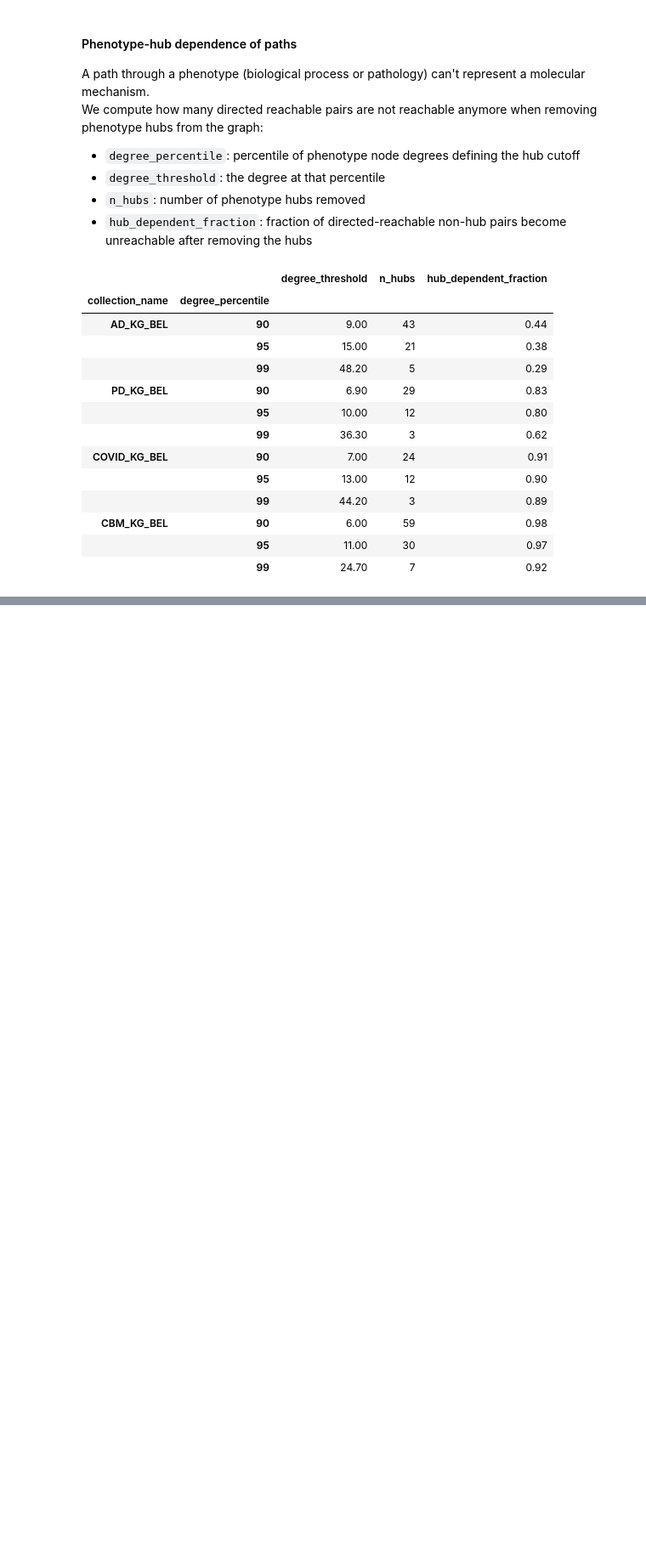
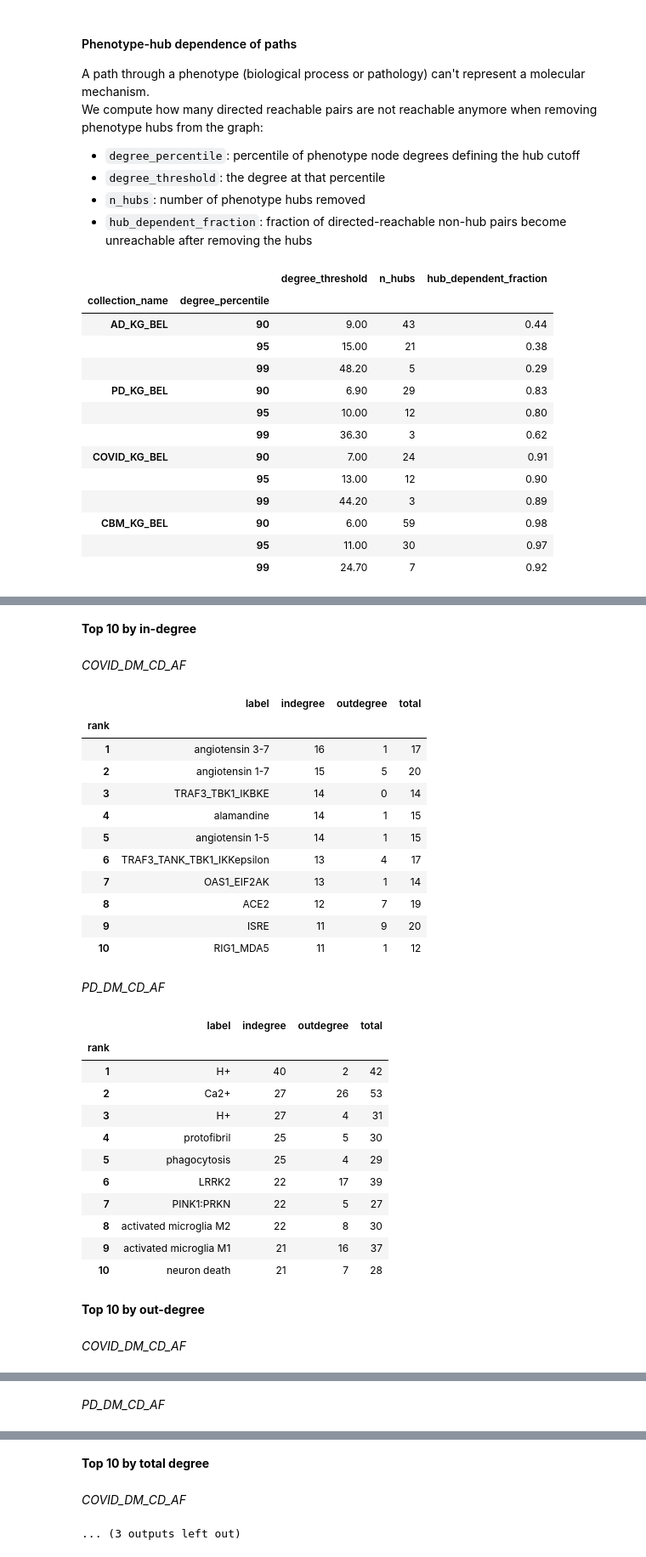
Before and after one commit to adrienrougny/commute_dm, a Jupyter notebook: scripts/main_analysis/2_05_get_collections_statistics.ipynb, the cells around one changed output, grey strips where cells are left out. Shown at 85% size. Saved outputs shown, nothing was run; the diff lists cells and outputs as text; code cells hidden in the pictures; blank space fills up the shorter version.

```diff
--- a/scripts/main_analysis/2_05_get_collections_statistics.ipynb
+++ b/scripts/main_analysis/2_05_get_collections_statistics.ipynb
@@ -1446,0 +1568,7 @@ stripe_table(hub_dependence_df.set_index(["collection_name", "degree_percentile"
+# %%
+af_projection = get_af_projection(session)
+for collection_name, graph in af_projection.items():
+    print(
+        f"{collection_name}: {graph.number_of_nodes()} nodes, "
+        f"{graph.number_of_edges()} edges"
+    )
@@ -1446,0 +1589,7 @@ stripe_table(hub_dependence_df.set_index(["collection_name", "degree_percentile"
+# %%
+af_projection = {
+    collection_name: graph.subgraph(
+        node for node in graph if graph.degree(node) > 0
+    ).copy()
+    for collection_name, graph in af_projection.items()
+}
@@ -1446,0 +1615,15 @@ stripe_table(hub_dependence_df.set_index(["collection_name", "degree_percentile"
+# %%
+from IPython.display import Markdown, display
+
+degree_df_af = get_degree_data(af_projection)
+degree_df_af["total"] = degree_df_af["indegree"] + degree_df_af["outdegree"]
+
+for degree_column, degree_label in DEGREE_TYPES:
+    display(Markdown(f"**{degree_label}**"))
+    display(
+        stripe_table(
+            get_degree_summary(
+                degree_df_af, degree_column, collections=CD_AF_COLLECTIONS
+            )
+        )
+    )
@@ -1446,0 +1650,44 @@ stripe_table(hub_dependence_df.set_index(["collection_name", "degree_percentile"
+# %%
+from IPython.display import Markdown, display
+
+for degree_column, degree_label in DEGREE_TYPES:
+    display(Markdown(f"**Top {TOP_N} by {degree_label}**"))
+    for collection_name in CD_AF_COLLECTIONS:
+        display(Markdown(f"*{collection_name}*"))
+        display(
+            stripe_table(
+                get_top_degree_nodes(
+                    degree_df_af, collection_name, degree_column, TOP_N
+                )
+            )
+        )
+# %% [output]
+**Top 10 by in-degree**
+*COVID_DM_CD_AF*
+|  | label | indegree | outdegree | total |
+| rank |  |  |  |  |
+| 1 | angiotensin 3-7 | 16 | 1 | 17 |
+| 2 | angiotensin 1-7 | 15 | 5 | 20 |
+| 3 | TRAF3_TBK1_IKBKE | 14 | 0 | 14 |
+| 4 | alamandine | 14 | 1 | 15 |
+| 5 | angiotensin 1-5 | 14 | 1 | 15 |
+| 6 | TRAF3_TANK_TBK1_IKKepsilon | 13 | 4 | 17 |
+| 7 | OAS1_EIF2AK | 13 | 1 | 14 |
+| 8 | ACE2 | 12 | 7 | 19 |
+| 9 | ISRE | 11 | 9 | 20 |
+| 10 | RIG1_MDA5 | 11 | 1 | 12 |
+*PD_DM_CD_AF*
+|  | label | indegree | outdegree | total |
+| rank |  |  |  |  |
+| 1 | H+ | 40 | 2 | 42 |
+| 2 | Ca2+ | 27 | 26 | 53 |
+| 3 | H+ | 27 | 4 | 31 |
+| 4 | protofibril | 25 | 5 | 30 |
+| 5 | phagocytosis | 25 | 4 | 29 |
+| 6 | LRRK2 | 22 | 17 | 39 |
+| 7 | PINK1:PRKN | 22 | 5 | 27 |
+| 8 | activated microglia M2 | 22 | 8 | 30 |
+| 9 | activated microglia M1 | 21 | 16 | 37 |
+| 10 | neuron death | 21 | 7 | 28 |
+**Top 10 by out-degree**
+*COVID_DM_CD_AF*
@@ -1446,0 +1706 @@ stripe_table(hub_dependence_df.set_index(["collection_name", "degree_percentile"
+*PD_DM_CD_AF*
@@ -1446,0 +1719,3 @@ stripe_table(hub_dependence_df.set_index(["collection_name", "degree_percentile"
+**Top 10 by total degree**
+*COVID_DM_CD_AF*
+... (3 outputs left out)
```
Also changed, not shown: parts of 52 cells of this notebook.
